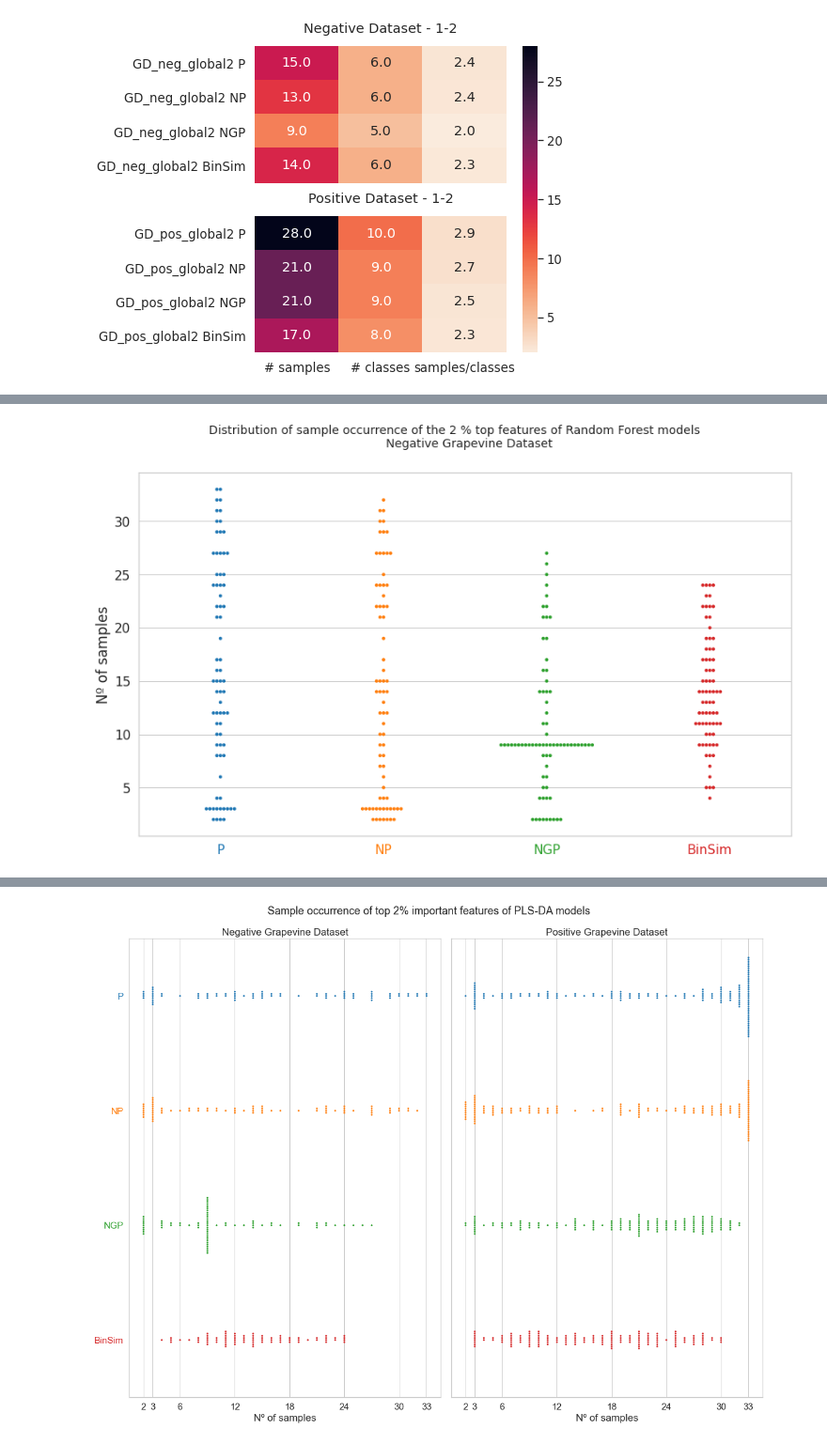
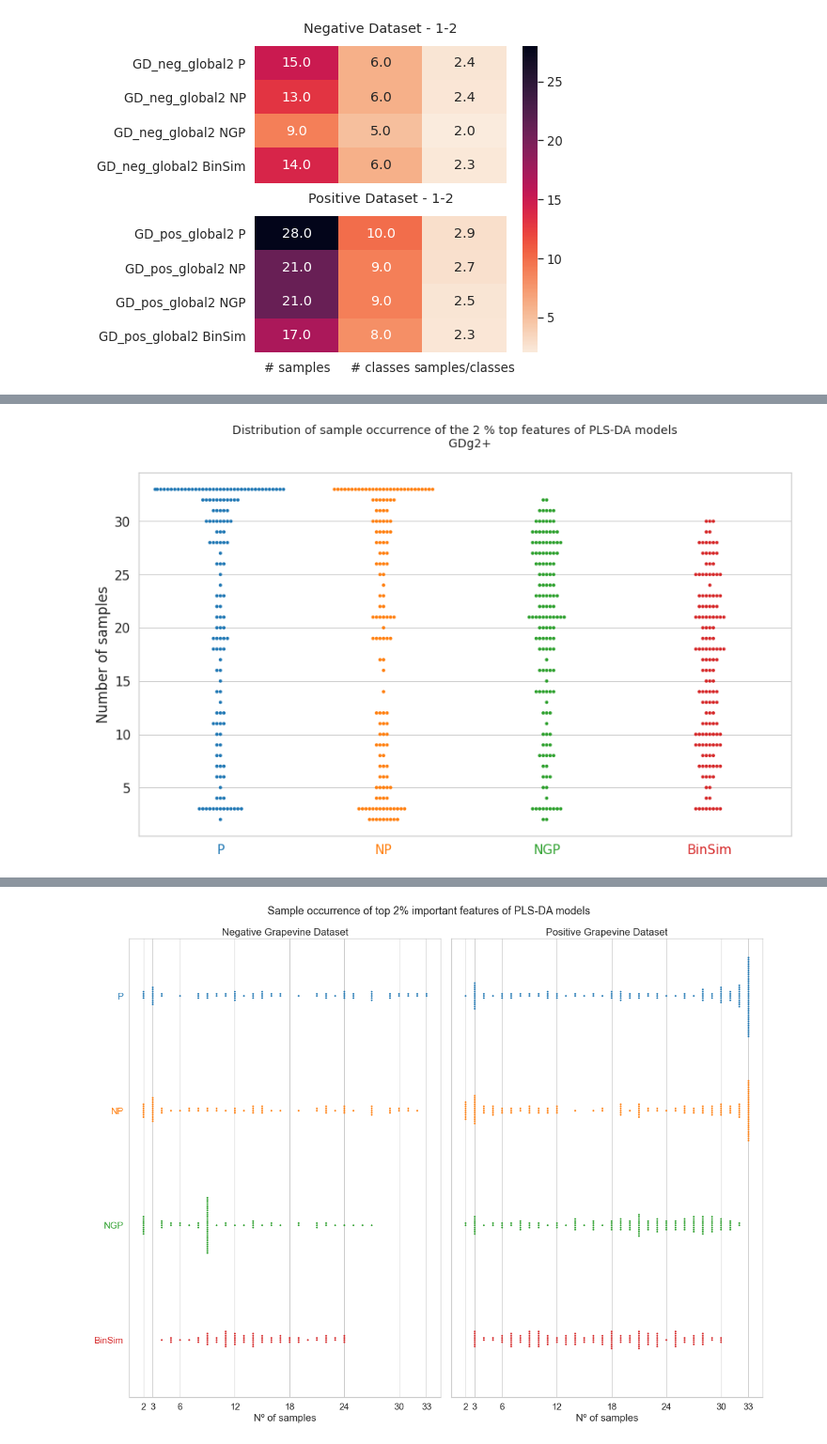
Before and after one commit to aeferreira/binsim_paper, a Jupyter notebook: paper_binsim_supervised.ipynb, the cells around one changed output, grey strips where cells are left out. Shown at 94% size. Cells and saved outputs as stored; diff of their text form; code cells hidden in the pictures.

```diff
--- a/paper_binsim_supervised.ipynb
+++ b/paper_binsim_supervised.ipynb
@@ -1924,0 +1857,37 @@ plt.show()
+# %%
+with sns.axes_style("whitegrid"):
+    with sns.plotting_context("notebook", font_scale=1.8):
+        f, (axl, axr) = plt.subplots(1,2, figsize=(14,5), constrained_layout=True)
+        colors = sns.color_palette('tab10', 4)
+        tl = ticker.FixedLocator([3, 6, 9, 12, 15, 18, 24, 30, 33])
+
+        df_PLSDA_sample_dist = {name: PLSDA_all[name]['n samples'] for name in PLSDA_all if PLSDA_all[name]['dskey']=='GD_neg_global2'}
+        df_PLSDA_sample_dist = pd.DataFrame(df_PLSDA_sample_dist)
+
+        sns.swarmplot(data=df_PLSDA_sample_dist, size=6, palette=colors, ax=axl)
+
+        axl.set(xticklabels = ['P','NP','NGP','BinSim'])
+        axl.set_ylabel('Number of samples')
+        for ticklabel, tickcolor in zip(axl.get_xticklabels(), colors):
+            ticklabel.set_color(tickcolor)
+        axl.yaxis.set_major_locator(tl)
+
+        df_PLSDA_sample_dist = {name: PLSDA_all[name]['n samples'] for name in PLSDA_all if PLSDA_all[name]['dskey']=='YD'}
+        df_PLSDA_sample_dist = pd.DataFrame(df_PLSDA_sample_dist)
+        sns.swarmplot(data=df_PLSDA_sample_dist, size=6, palette=colors, ax=axr)
+
+        axr.set(xticklabels = ['P','NP','NGP','BinSim'])
+        #axr.set_ylabel('Number of samples')
+        for ticklabel, tickcolor in zip(axr.get_xticklabels(), colors):
+            ticklabel.set_color(tickcolor)
+        axr.yaxis.set_major_locator(tl)
+
+        #title = """Distribution of sample occurrence of the 2 % top features of Random Forest models
+        #GDg2-"""
+        title = ''
+
+        #f.suptitle(title, fontsize=14)
+        f.savefig('paperimages/fi_dist_PLSDA.png', dpi=600)
+        f.savefig('paperimages/fi_dist_PLSDA.pdf', dpi=200)
+        #plt.savefig('RF-NGD-IF')
+        plt.show()
@@ -1925,24 +1896,24 @@ plt.show()
 # %%
-df_PLSDA_sample_dist = {name: PLSDA_all[name]['n samples'] for name in PLSDA_all if PLSDA_all[name]['dskey']=='GD_neg_global2'}
+df_PLSDA_sample_dist = {name: PLSDA_all[name]['n samples'] for name in PLSDA_all if PLSDA_all[name]['dskey']=='GD_pos_global2'}
 df_PLSDA_sample_dist = pd.DataFrame(df_PLSDA_sample_dist)
 # Plot the swarm plot and adjust parameters
 
 with sns.axes_style("whitegrid"):
     with sns.plotting_context("notebook", font_scale=1.4):
         f, ax = plt.subplots(figsize=(14,8))
 
         colors = sns.color_palette('tab10', 4)
         sns.swarmplot(data=df_PLSDA_sample_dist, size=4, palette=colors)
 
         ax.set(xticklabels = ['P','NP','NGP','BinSim'])
-        ax.set_ylabel('Nº of samples')
+        ax.set_ylabel('Number of samples')
         for ticklabel, tickcolor in zip(ax.get_xticklabels(), colors):
             ticklabel.set_color(tickcolor)
-        title = """Distribution of sample occurrence of the 2 % top features of Random Forest models
-        Negative Grapevine Dataset"""
+        title = """Distribution of sample occurrence of the 2 % top features of PLS-DA models
+        GDg2+"""
 
         f.suptitle(title, fontsize=14)
 #plt.savefig('RF-NGD-IF')
 plt.show()
 # %% [output]
-[figure, old version]
+[figure, new version]
```
Also changed, not shown: parts of 27 cells of this notebook.
